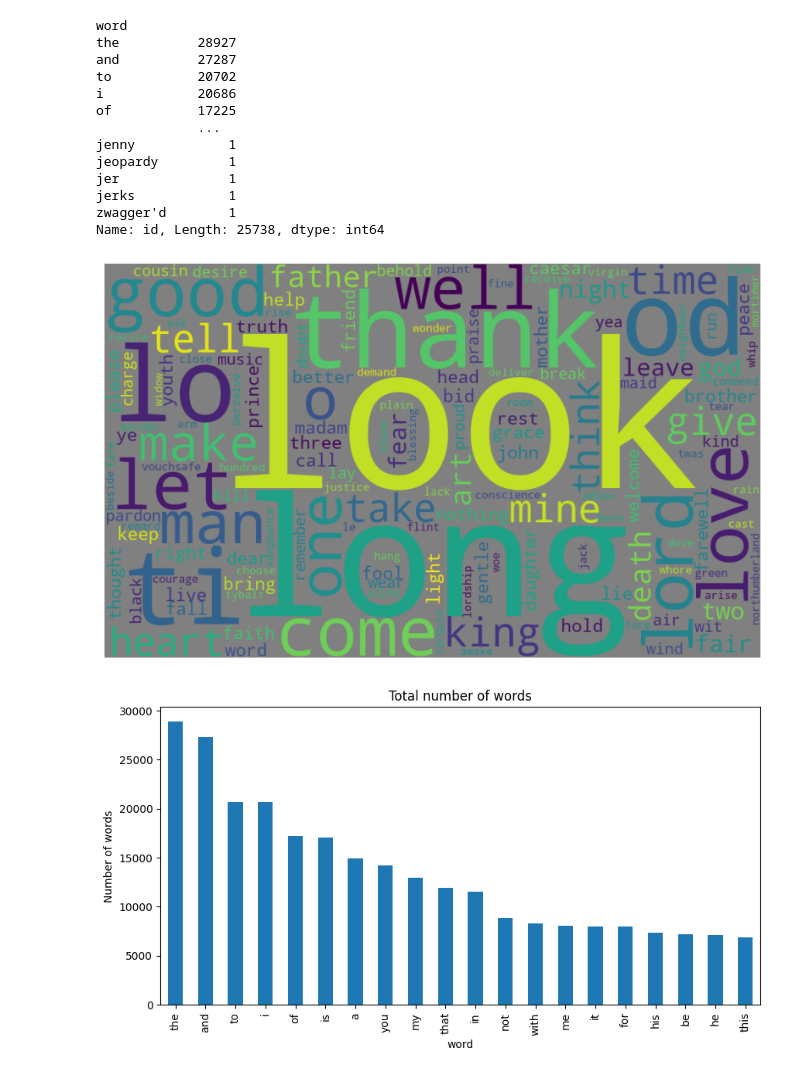
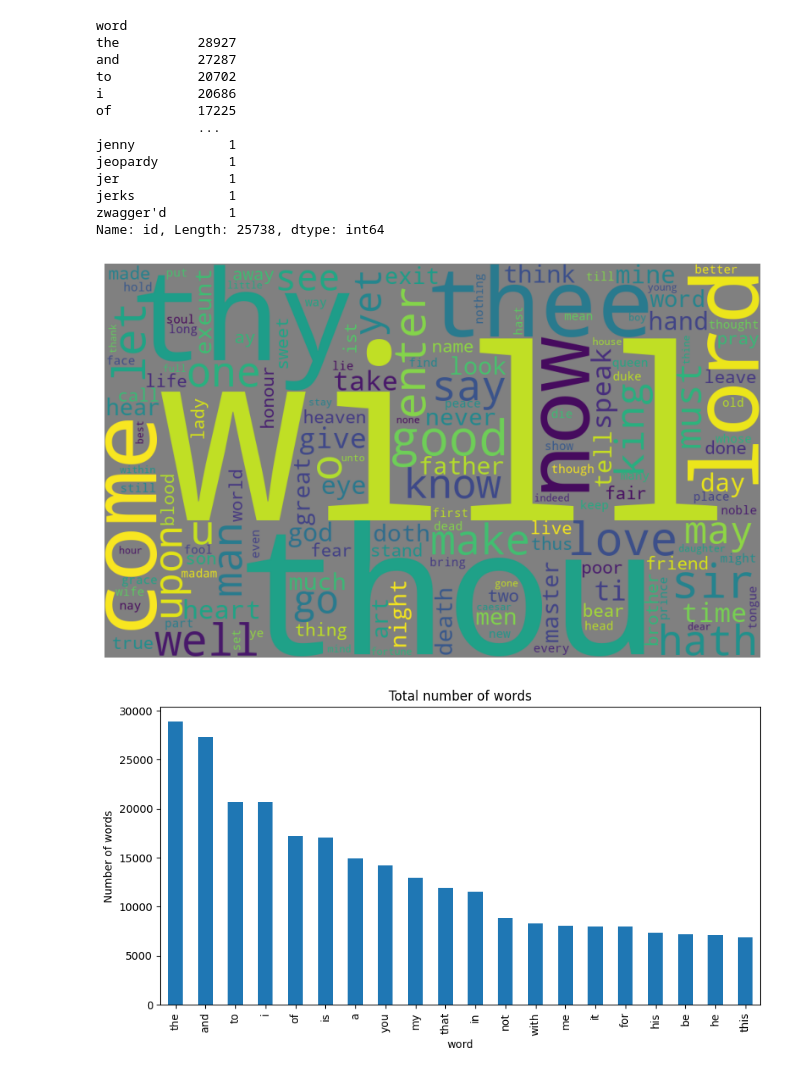
Before and after one commit to enzofali/intro-cd, a Jupyter notebook: Tarea_1/Tarea1_resolucion.ipynb, the cells around one changed output. Saved outputs shown, nothing was run; the diff lists cells and outputs as text; code cells hidden in the pictures.

Commit message:
fix visualization

```diff
--- a/Tarea_1/Tarea1_resolucion.ipynb
+++ b/Tarea_1/Tarea1_resolucion.ipynb
@@ -789,18 +789,18 @@ Name: id, Length: 25738, dtype: int64
 # %%
 from wordcloud import WordCloud, STOPWORDS
 
-comment_words = ''
-comment_words += " ".join(top_words.index.tolist())+" "
+# Colapse all the clean words into a single string
+words = " ".join(df_paragraphs["CleanText"].tolist())
 
 wordcloud = WordCloud(width= 1000, height = 600, max_words=150,
                       random_state=1, background_color='gray', colormap='viridis_r',
-                      collocations=False, stopwords = STOPWORDS).generate(comment_words)
+                      collocations=False, stopwords = STOPWORDS).generate(words)
 plt.figure(figsize=(10, 7))
 plt.imshow(wordcloud)
 plt.axis("off")
 plt.show()
 # %% [output]
-[figure, old version]
+[figure, new version]
 # %%
 # Plot the top 10 words
 plt.figure(figsize=(10, 5))
```
